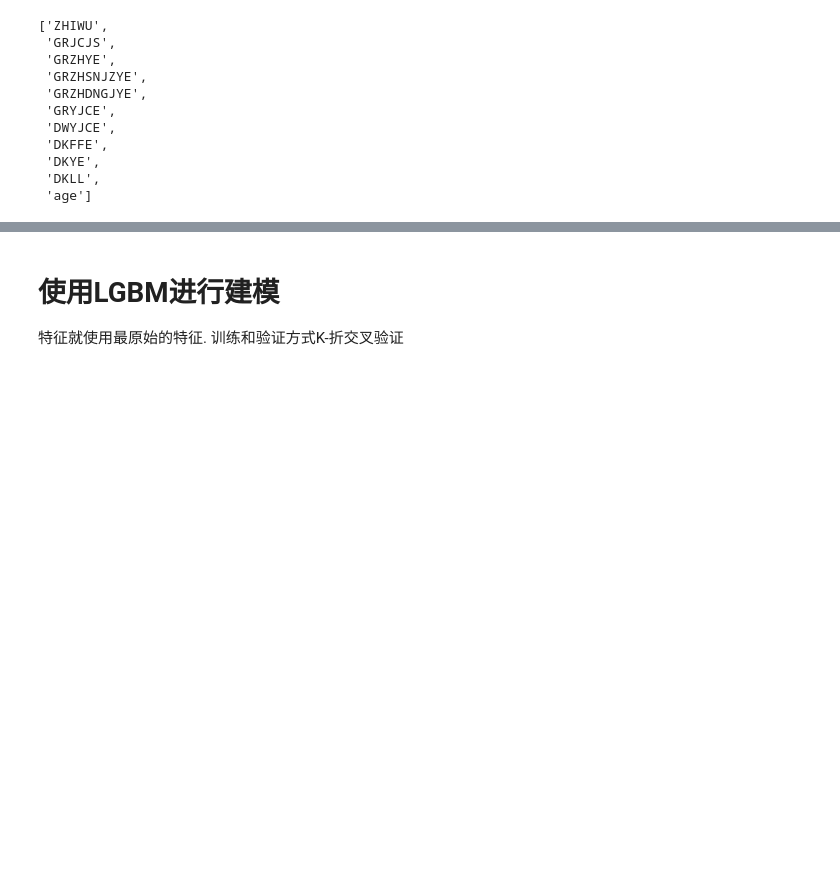
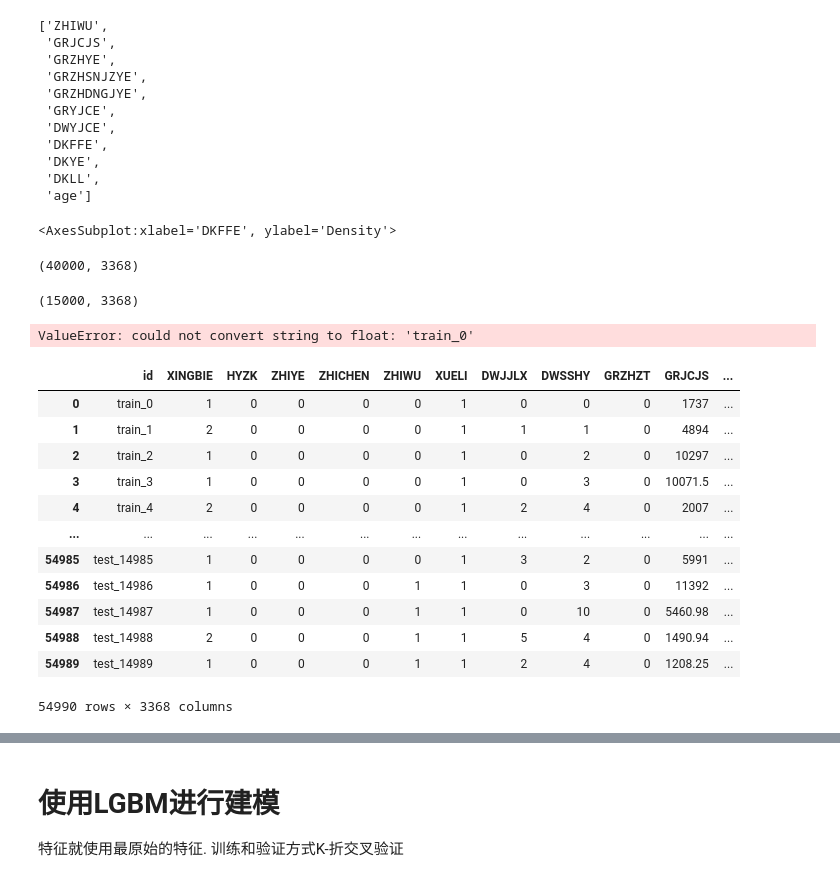
Before and after one commit to liuqidong07/OverduePrediction, a Jupyter notebook: DT.ipynb, the cells around one changed output, grey strips where cells are left out. Saved outputs shown, nothing was run; the diff lists cells and outputs as text; code cells hidden in the pictures; blank space fills up the shorter version.

```diff
--- a/DT.ipynb
+++ b/DT.ipynb
@@ -47,3 +47,5 @@ cont_feat
  'DKYE',
  'DKLL',
  'age']
+# %%
+df = pd.concat([df_train, df_test], axis=0).reset_index(drop=True)
@@ -49,0 +75,24 @@ cont_feat
+# %%
+import matplotlib.pyplot as plt
+import seaborn as sns
+def get_daikuanYE(df,col):
+    df[col + '_genFeat1'] = (df[col] > 100000).astype(int)
+    df[col + '_genFeat2'] = (df[col] > 120000).astype(int)
+    df[col + '_genFeat3'] = (df[col] > 140000).astype(int)
+    df[col + '_genFeat4'] = (df[col] > 180000).astype(int)
+    df[col + '_genFeat5'] = (df[col] > 220000).astype(int)
+    df[col + '_genFeat6'] = (df[col] > 260000).astype(int)
+    df[col + '_genFeat7'] = (df[col] > 300000).astype(int)
+    return df, [col + f'_genFeat{i}' for i in range(1, 8)]
+
+df, genFeats2 = get_daikuanYE(df, col = 'DKYE')
+df, genFeats3 = get_daikuanYE(df, col = 'DKFFE')
+
+
+plt.figure(figsize = (8, 2))
+plt.subplot(1,2,1)
+sns.distplot(df['DKYE'][df['label'] == 1])
+plt.subplot(1,2,2)
+sns.distplot(df['DKFFE'][df['label'] == 1])
+# %% [output]
+<AxesSubplot:xlabel='DKFFE', ylabel='Density'>
@@ -50,2 +145,32 @@ cont_feat
+# %%
+df = df.T.drop_duplicates().T
+train_df = df[df['label'].isna() == False].reset_index(drop=True)
+test_df = df[df['label'].isna() == True].reset_index(drop=True)
+display(train_df.shape, test_df.shape)
+# %% [output]
+(40000, 3368)
+(15000, 3368)
+# %%
+df = df.astype('float')
+drop_feats = [f for f in train_df.columns if train_df[f].nunique() == 1 or train_df[f].nunique() == 0]
+len(drop_feats), drop_feats
+# %% [output]
+ValueError: could not convert string to float: 'train_0'
+# %%
+df.head(-10)
+# %% [output]
+|  | id | XINGBIE | HYZK | ZHIYE | ZHICHEN | ZHIWU | XUELI | DWJJLX | DWSSHY | GRZHZT | GRJCJS | ... |
+| 0 | train_0 | 1 | 0 | 0 | 0 | 0 | 1 | 0 | 0 | 0 | 1737 | ... |
+| 1 | train_1 | 2 | 0 | 0 | 0 | 0 | 1 | 1 | 1 | 0 | 4894 | ... |
+| 2 | train_2 | 1 | 0 | 0 | 0 | 0 | 1 | 0 | 2 | 0 | 10297 | ... |
+| 3 | train_3 | 1 | 0 | 0 | 0 | 0 | 1 | 0 | 3 | 0 | 10071.5 | ... |
+| 4 | train_4 | 2 | 0 | 0 | 0 | 0 | 1 | 2 | 4 | 0 | 2007 | ... |
+| ... | ... | ... | ... | ... | ... | ... | ... | ... | ... | ... | ... | ... |
+| 54985 | test_14985 | 1 | 0 | 0 | 0 | 0 | 1 | 3 | 2 | 0 | 5991 | ... |
+| 54986 | test_14986 | 1 | 0 | 0 | 0 | 1 | 1 | 0 | 3 | 0 | 11392 | ... |
+| 54987 | test_14987 | 1 | 0 | 0 | 0 | 1 | 1 | 0 | 10 | 0 | 5460.98 | ... |
+| 54988 | test_14988 | 2 | 0 | 0 | 0 | 1 | 1 | 5 | 4 | 0 | 1490.94 | ... |
+| 54989 | test_14989 | 1 | 0 | 0 | 0 | 1 | 1 | 2 | 4 | 0 | 1208.25 | ... |
+54990 rows × 3368 columns
 # %%
 # 构建特征和标签
```
Also changed, not shown: parts of 7 cells of this notebook, 1 other file.
